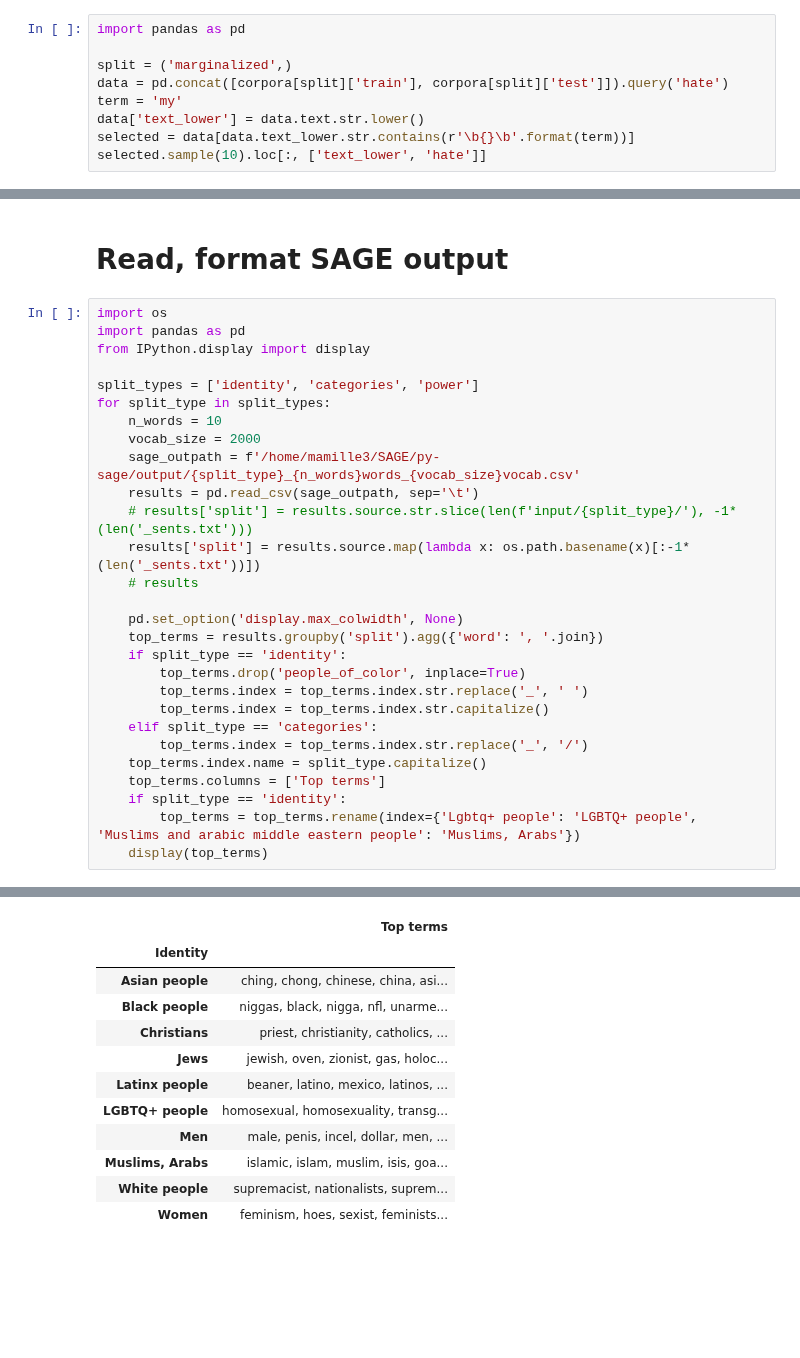
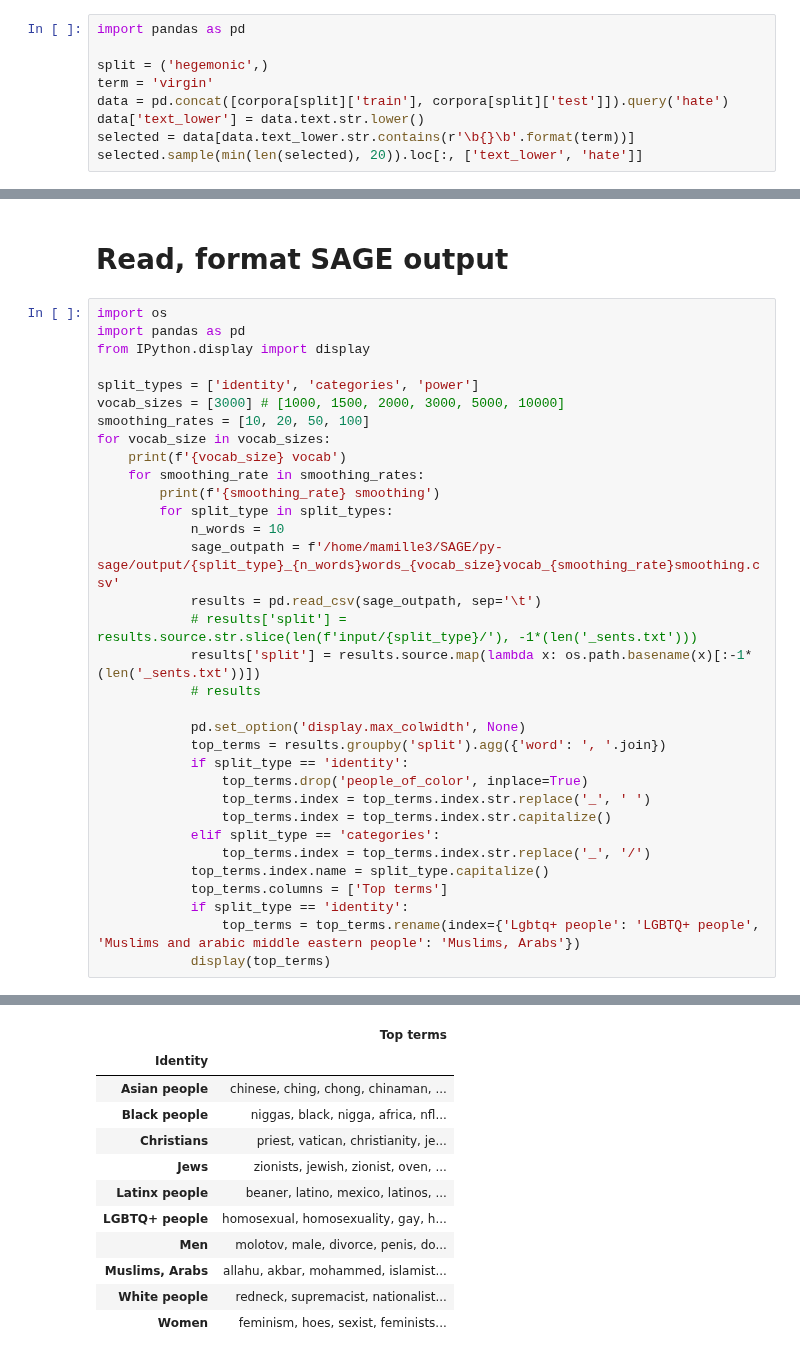
Before and after one commit to michaelmilleryoder/hate_speech_identities, a Jupyter notebook: jupyter/word_associations.ipynb, the cells around one changed output, grey strips where cells are left out. Drawn from its saved outputs; the diff is of its cells as text; blank space fills up the shorter version.

Commit message:
word associations updates

```diff
--- a/jupyter/word_associations.ipynb
+++ b/jupyter/word_associations.ipynb
@@ -18,12 +18,12 @@ dict_keys([('hegemonic',), ('marginalized',)])
 # %%
 import pandas as pd
 
-split = ('marginalized',)
+split = ('hegemonic',)
+term = 'virgin'
 data = pd.concat([corpora[split]['train'], corpora[split]['test']]).query('hate')
-term = 'my'
 data['text_lower'] = data.text.str.lower()
 selected = data[data.text_lower.str.contains(r'\b{}\b'.format(term))]
-selected.sample(10).loc[:, ['text_lower', 'hate']]
+selected.sample(min(len(selected), 20)).loc[:, ['text_lower', 'hate']]
 # %% [output]
 |  | text_lower | hate |
 | text_id |  |  |
@@ -101,26 +108,31 @@ import pandas as pd
 from IPython.display import display
 
 split_types = ['identity', 'categories', 'power']
-for split_type in split_types:
-    n_words = 10
-    vocab_size = 2000
-    sage_outpath = f'/home/mamille3/SAGE/py-sage/output/{split_type}_{n_words}words_{vocab_size}vocab.csv'
-    results = pd.read_csv(sage_outpath, sep='\t')
-    # results['split'] = results.source.str.slice(len(f'input/{split_type}/'), -1*(len('_sents.txt')))
-    results['split'] = results.source.map(lambda x: os.path.basename(x)[:-1*(len('_sents.txt'))])
-    # results
+vocab_sizes = [3000] # [1000, 1500, 2000, 3000, 5000, 10000]
+smoothing_rates = [10, 20, 50, 100]
+for vocab_size in vocab_sizes:
+    print(f'{vocab_size} vocab')
+    for smoothing_rate in smoothing_rates:
+        print(f'{smoothing_rate} smoothing')
+        for split_type in split_types:
+            n_words = 10
+            sage_outpath = f'/home/mamille3/SAGE/py-sage/output/{split_type}_{n_words}words_{vocab_size}vocab_{smoothing_rate}smoothing.csv'
+            results = pd.read_csv(sage_outpath, sep='\t')
+            # results['split'] = results.source.str.slice(len(f'input/{split_type}/'), -1*(len('_sents.txt')))
+            results['split'] = results.source.map(lambda x: os.path.basename(x)[:-1*(len('_sents.txt'))])
+            # results
 
-    pd.set_option('display.max_colwidth', None)
-    top_terms = results.groupby('split').agg({'word': ', '.join})
-    if split_type == 'identity':
-        top_terms.drop('people_of_color', inplace=True)
-        top_terms.index = top_terms.index.str.replace('_', ' ')
-        top_terms.index = top_terms.index.str.capitalize()
-    elif split_type == 'categories':
-        top_terms.index = top_terms.index.str.replace('_', '/')
-    top_terms.index.name = split_type.capitalize()
-    top_terms.columns = ['Top terms']
-    if split_type == 'identity':
-        top_terms = top_terms.rename(index={'Lgbtq+ people': 'LGBTQ+ people', 'Muslims and arabic middle eastern people': 'Muslims, Arabs'})
-    display(top_terms)
+            pd.set_option('display.max_colwidth', None)
+            top_terms = results.groupby('split').agg({'word': ', '.join})
+            if split_type == 'identity':
+                top_terms.drop('people_of_color', inplace=True)
+                top_terms.index = top_terms.index.str.replace('_', ' ')
+                top_terms.index = top_terms.index.str.capitalize()
+            elif split_type == 'categories':
+                top_terms.index = top_terms.index.str.replace('_', '/')
+            top_terms.index.name = split_type.capitalize()
+            top_terms.columns = ['Top terms']
+            if split_type == 'identity':
+                top_terms = top_terms.rename(index={'Lgbtq+ people': 'LGBTQ+ people', 'Muslims and arabic middle eastern people': 'Muslims, Arabs'})
+            display(top_terms)
 # %% [output]
@@ -127,14 +141,14 @@ for split_type in split_types:
 |  | Top terms |
 | Identity |  |
-| Asian people | ching, chong, chinese, china, asi... |
-| Black people | niggas, black, nigga, nfl, unarme... |
-| Christians | priest, christianity, catholics, ... |
-| Jews | jewish, oven, zionist, gas, holoc... |
+| Asian people | chinese, ching, chong, chinaman, ... |
+| Black people | niggas, black, nigga, africa, nfl... |
+| Christians | priest, vatican, christianity, je... |
+| Jews | zionists, jewish, zionist, oven, ... |
 | Latinx people | beaner, latino, mexico, latinos, ... |
-| LGBTQ+ people | homosexual, homosexuality, transg... |
-| Men | male, penis, incel, dollar, men, ... |
-| Muslims, Arabs | islamic, islam, muslim, isis, goa... |
-| White people | supremacist, nationalists, suprem... |
+| LGBTQ+ people | homosexual, homosexuality, gay, h... |
+| Men | molotov, male, divorce, penis, do... |
+| Muslims, Arabs | allahu, akbar, mohammed, islamist... |
+| White people | redneck, supremacist, nationalist... |
 | Women | feminism, hoes, sexist, feminists... |
 |  | Top terms |
 | Categories |  |
```
Also changed, not shown: parts of 8 cells of this notebook.
